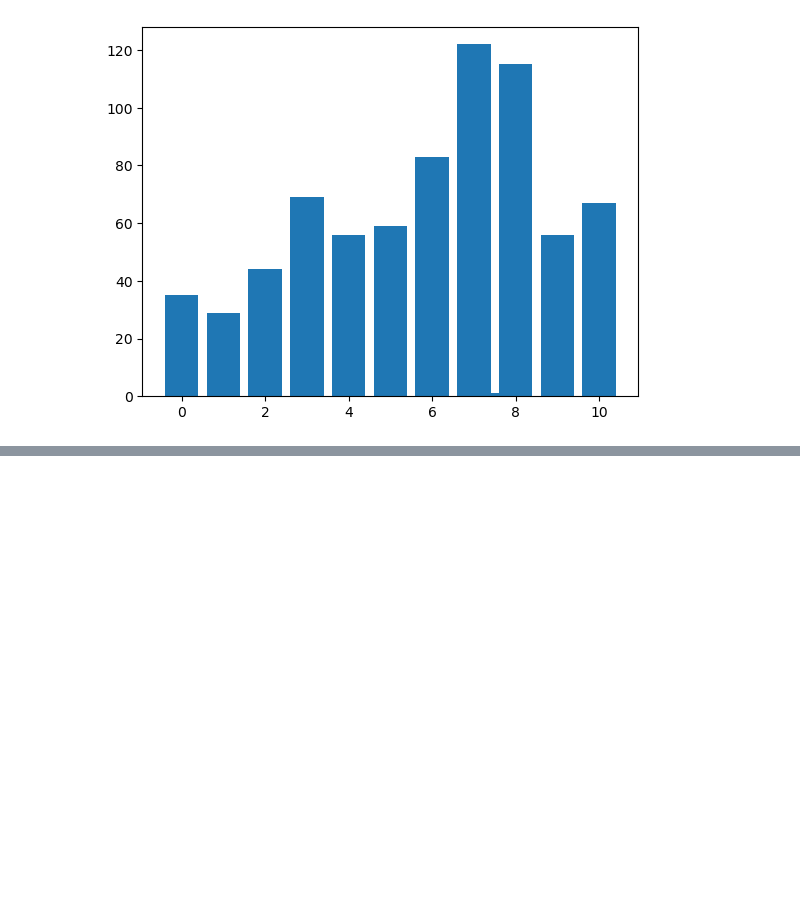
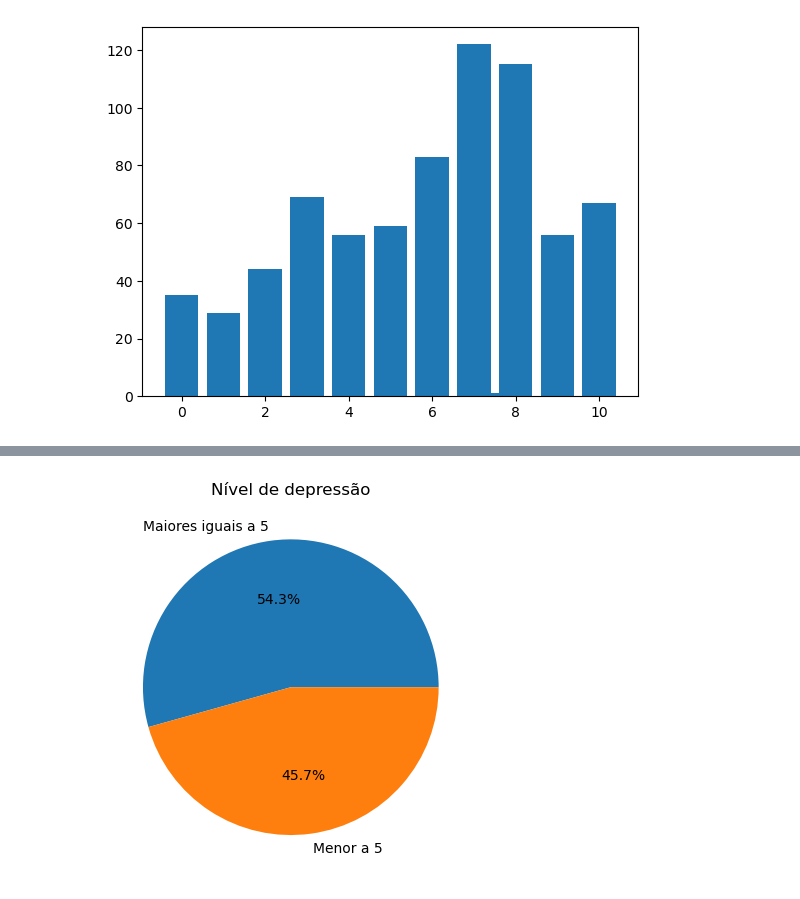
Before and after one commit to pcmoraesmenezes/Exploring-Correlations-Between-Musical-Preferences-and-Mental-Health-A-Machine-Learning-Approach, a Jupyter notebook: código/main.ipynb, the cells around one changed output, grey strips where cells are left out. Cells and saved outputs as stored; diff of their text form; code cells hidden in the pictures; blank space fills up the shorter version.

```diff
--- a/código/main.ipynb
+++ b/código/main.ipynb
@@ -120,0 +127,12 @@ plt.bar(distribuicao_ansiedade.index, distribuicao_ansiedade.values)
+# %%
+nivel_de_depressao_sup = DATA_FRAME[DATA_FRAME['Depression'] >=5].shape[0]
+
+nivel_de_depressao_inf = DATA_FRAME[DATA_FRAME['Depression'] < 5].shape[0]
+
+plt.pie([nivel_de_depressao_sup, nivel_de_depressao_inf], labels=['Maiores iguais a 5', 'Menor a 5'], autopct='%1.1f%%')
+
+plt.title('Nível de depressão')
+
+plt.show()
+# %% [output]
+[figure, added]
```
Also changed, not shown: parts of 2 cells of this notebook.
